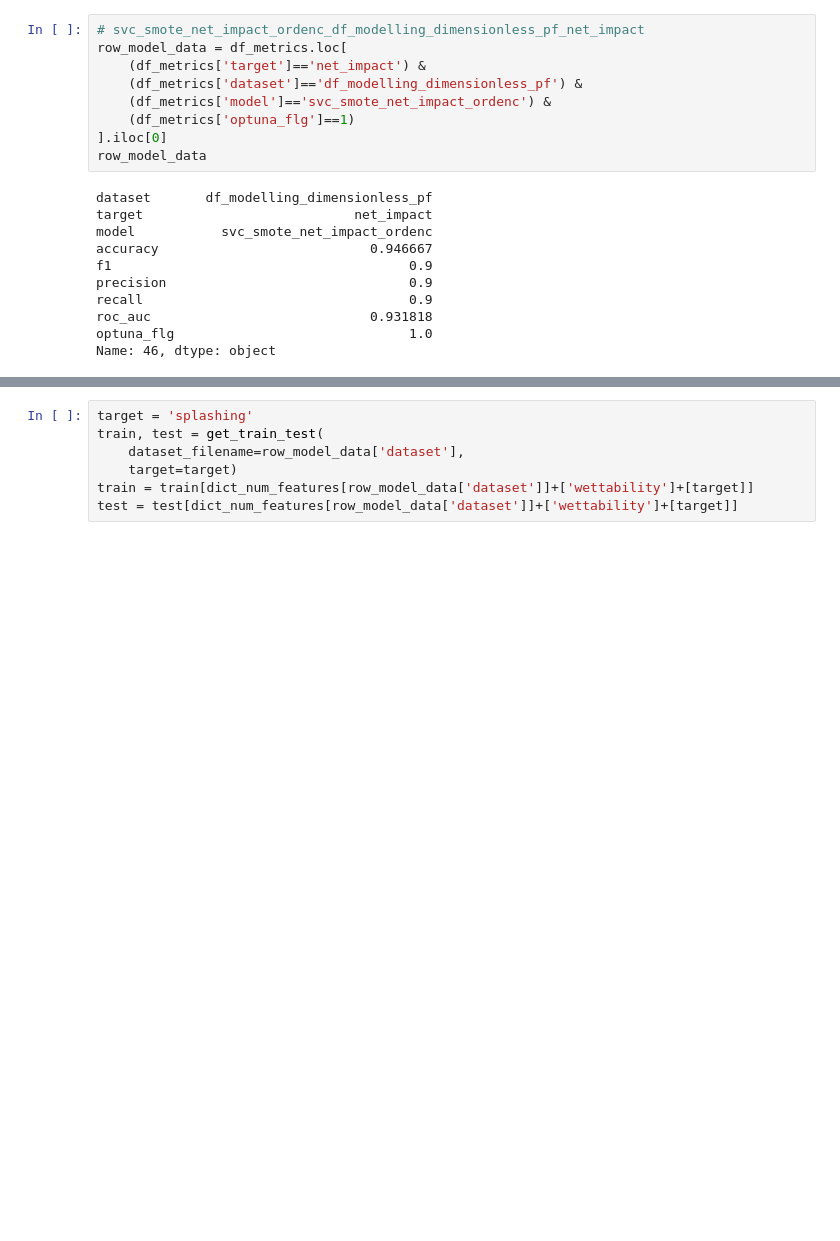
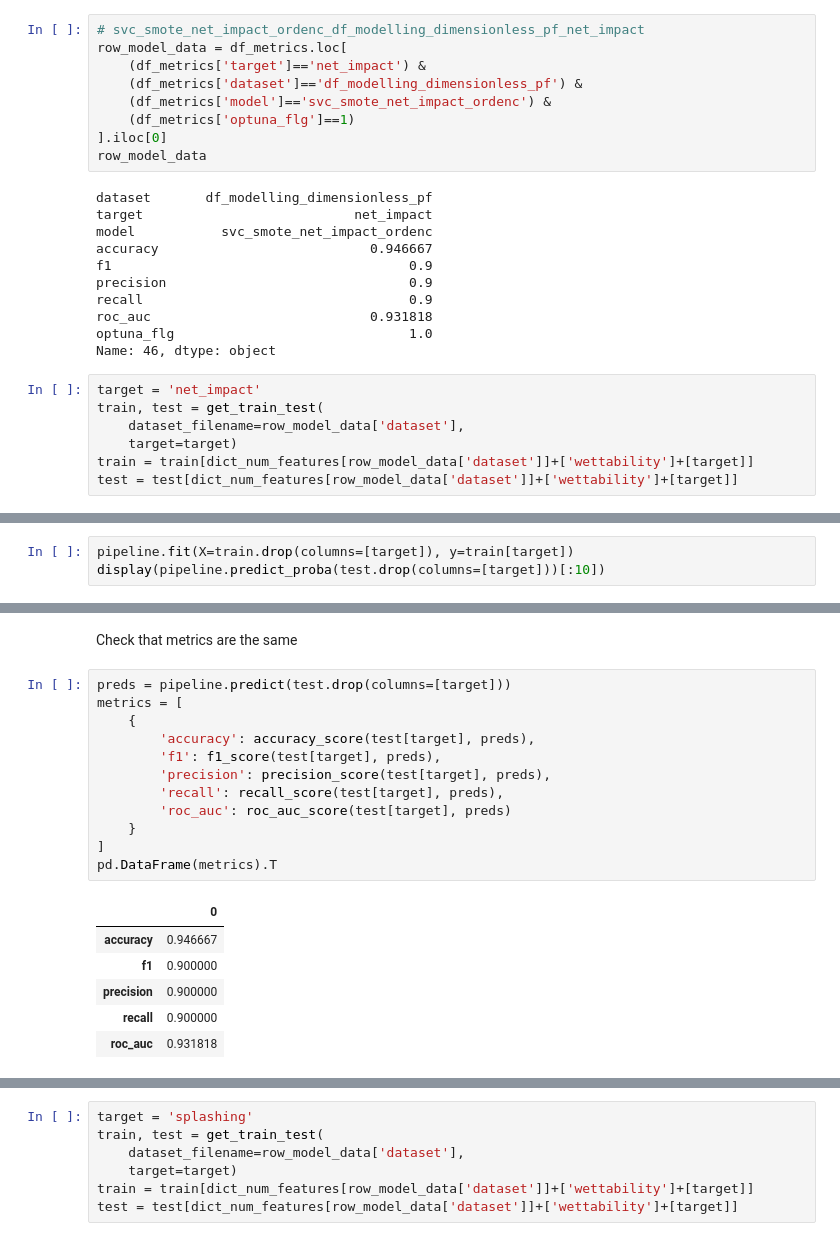
Before and after one commit to mvulf/drop-wall-impact-ml-prediction, a Jupyter notebook: notebooks/best_models_retrain.ipynb, the cells around one changed output, grey strips where cells are left out. Drawn from its saved outputs; the diff is of its cells as text; blank space fills up the shorter version.

```diff
--- a/notebooks/best_models_retrain.ipynb
+++ b/notebooks/best_models_retrain.ipynb
@@ -75,3 +115,10 @@ recall                                  0.9
 roc_auc                            0.931818
 optuna_flg                              1.0
 Name: 46, dtype: object
+# %%
+target = 'net_impact'
+train, test = get_train_test(
+    dataset_filename=row_model_data['dataset'],
+    target=target)
+train = train[dict_num_features[row_model_data['dataset']]+['wettability']+[target]]
+test = test[dict_num_features[row_model_data['dataset']]+['wettability']+[target]]
@@ -77,0 +127,3 @@ Name: 46, dtype: object
+# %%
+pipeline.fit(X=train.drop(columns=[target]), y=train[target])
+display(pipeline.predict_proba(test.drop(columns=[target]))[:10])
@@ -77,0 +141,21 @@ Name: 46, dtype: object
+# %% [markdown]
+Check that metrics are the same
+# %%
+preds = pipeline.predict(test.drop(columns=[target]))
+metrics = [
+    {
+        'accuracy': accuracy_score(test[target], preds),
+        'f1': f1_score(test[target], preds),
+        'precision': precision_score(test[target], preds),
+        'recall': recall_score(test[target], preds),
+        'roc_auc': roc_auc_score(test[target], preds)
+    }
+]
+pd.DataFrame(metrics).T
+# %% [output]
+|  | 0 |
+| accuracy | 0.946667 |
+| f1 | 0.900000 |
+| precision | 0.900000 |
+| recall | 0.900000 |
+| roc_auc | 0.931818 |
```
Also changed, not shown: parts of 18 cells of this notebook, 8 other files.
